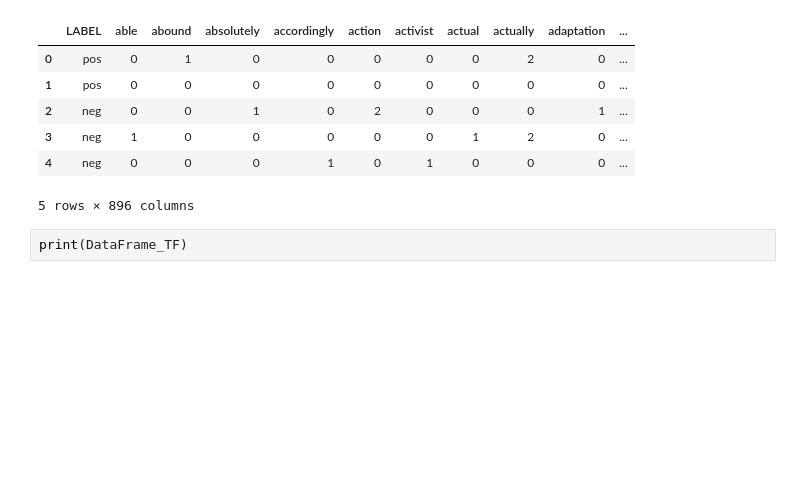
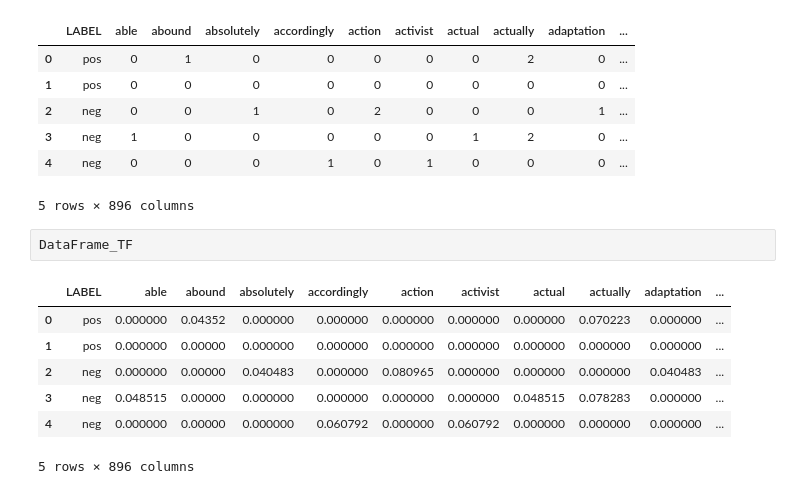
Before and after one commit to JoeR1221/Text-Mining, a Jupyter notebook: Week 3/Homework 3.ipynb, the cells around one changed output. Cells and saved outputs as stored; diff of their text form; blank space fills up the shorter version.

```diff
--- a/Week 3/Homework 3.ipynb
+++ b/Week 3/Homework 3.ipynb
@@ -398,5 +398,13 @@ DataFrame_CV
 | 3 | neg | 1 | 0 | 0 | 0 | 0 | 0 | 1 | 2 | 0 | ... |
 | 4 | neg | 0 | 0 | 0 | 1 | 0 | 1 | 0 | 0 | 0 | ... |
 5 rows × 896 columns
-# %%
-print(DataFrame_TF)
+# %%
+DataFrame_TF
+# %% [output]
+|  | LABEL | able | abound | absolutely | accordingly | action | activist | actual | actually | adaptation | ... |
+| 0 | pos | 0.000000 | 0.04352 | 0.000000 | 0.000000 | 0.000000 | 0.000000 | 0.000000 | 0.070223 | 0.000000 | ... |
+| 1 | pos | 0.000000 | 0.00000 | 0.000000 | 0.000000 | 0.000000 | 0.000000 | 0.000000 | 0.000000 | 0.000000 | ... |
+| 2 | neg | 0.000000 | 0.00000 | 0.040483 | 0.000000 | 0.080965 | 0.000000 | 0.000000 | 0.000000 | 0.040483 | ... |
+| 3 | neg | 0.048515 | 0.00000 | 0.000000 | 0.000000 | 0.000000 | 0.000000 | 0.048515 | 0.078283 | 0.000000 | ... |
+| 4 | neg | 0.000000 | 0.00000 | 0.000000 | 0.060792 | 0.000000 | 0.060792 | 0.000000 | 0.000000 | 0.000000 | ... |
+5 rows × 896 columns
```
